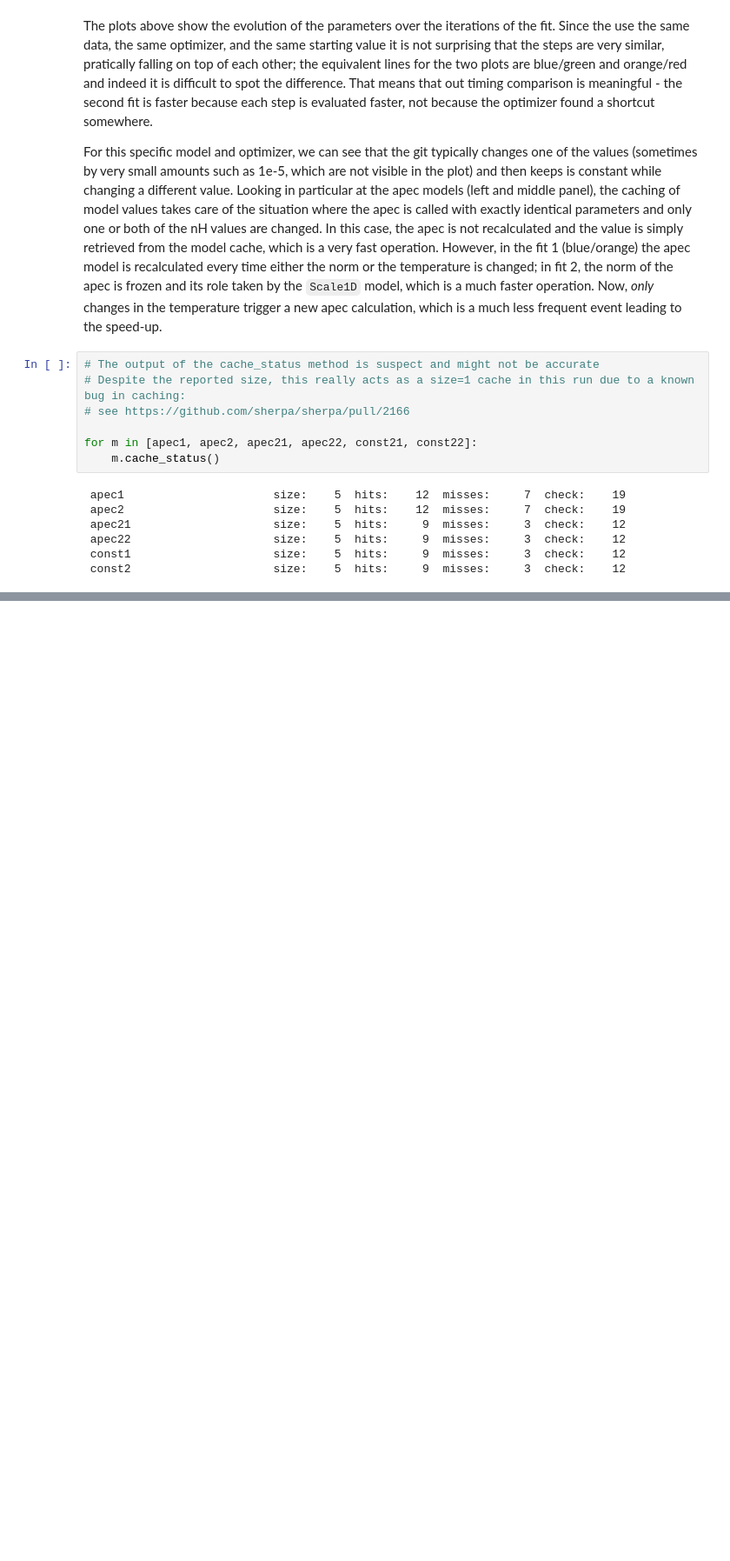
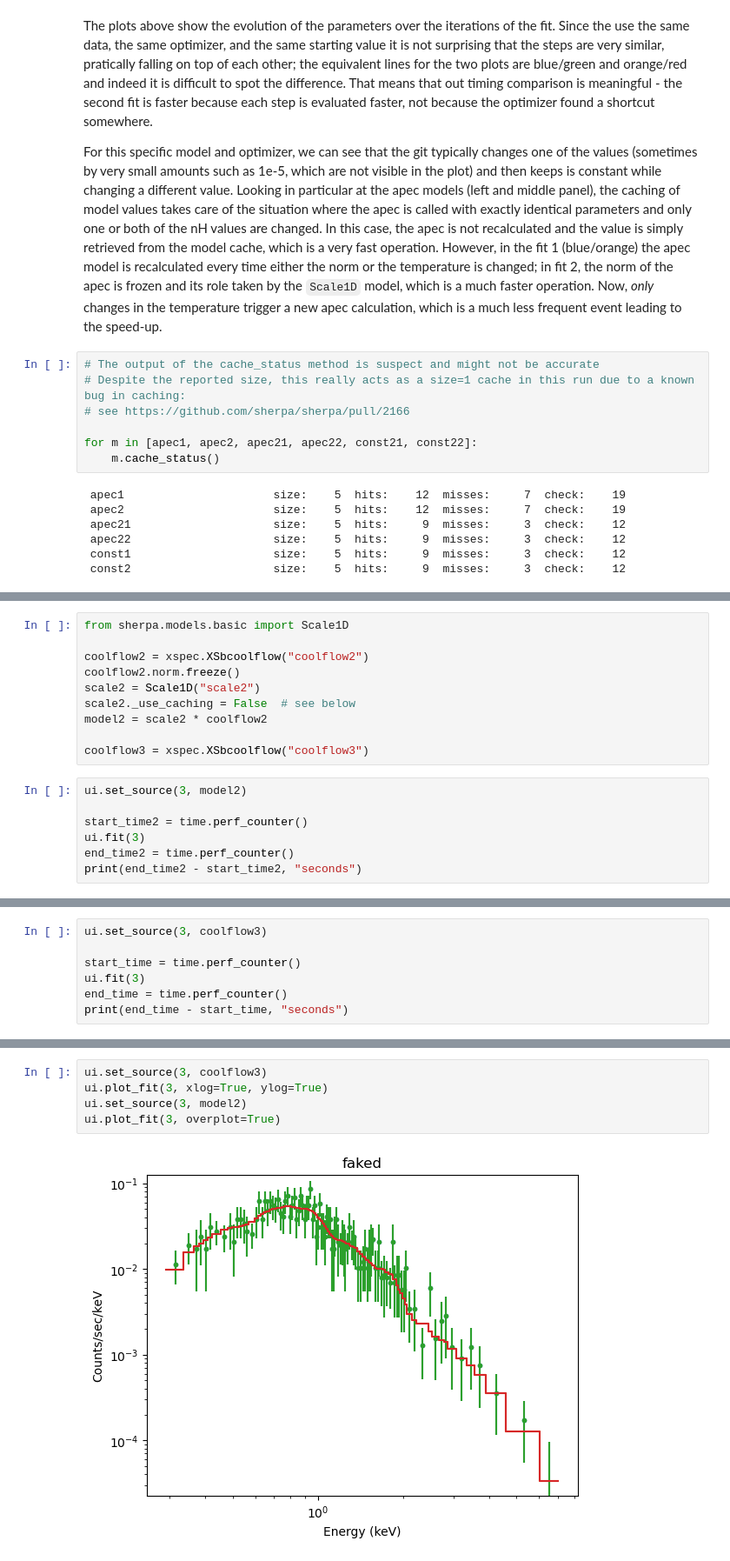
Before and after one commit to hamogu/sherpa-opt-benchmark, a Jupyter notebook: notebooks/xspec_norm.ipynb, the cells around one changed output, grey strips where cells are left out. Shown: that part at 87% size. Drawn from its saved outputs; the diff is of its cells as text; blank space fills up the shorter version.

```diff
--- a/notebooks/xspec_norm.ipynb
+++ b/notebooks/xspec_norm.ipynb
@@ -411,0 +614,17 @@ Model 1 needs 117/103 =1.136 as many evaluations, and it takes 2.6/2.3 =1.13 tim
+# %%
+from sherpa.models.basic import Scale1D
+
+coolflow2 = xspec.XSbcoolflow("coolflow2")
+coolflow2.norm.freeze()
+scale2 = Scale1D("scale2")
+scale2._use_caching = False  # see below
+model2 = scale2 * coolflow2
+
+coolflow3 = xspec.XSbcoolflow("coolflow3")
+# %%
+ui.set_source(3, model2)
+
+start_time2 = time.perf_counter()
+ui.fit(3)
+end_time2 = time.perf_counter()
+print(end_time2 - start_time2, "seconds")
@@ -411,0 +648,7 @@ Model 1 needs 117/103 =1.136 as many evaluations, and it takes 2.6/2.3 =1.13 tim
+# %%
+ui.set_source(3, coolflow3)
+
+start_time = time.perf_counter()
+ui.fit(3)
+end_time = time.perf_counter()
+print(end_time - start_time, "seconds")
@@ -411,0 +672,7 @@ Model 1 needs 117/103 =1.136 as many evaluations, and it takes 2.6/2.3 =1.13 tim
+# %%
+ui.set_source(3, coolflow3)
+ui.plot_fit(3, xlog=True, ylog=True)
+ui.set_source(3, model2)
+ui.plot_fit(3, overplot=True)
+# %% [output]
+[figure, added]
```
Also changed, not shown: parts of 26 cells of this notebook.
